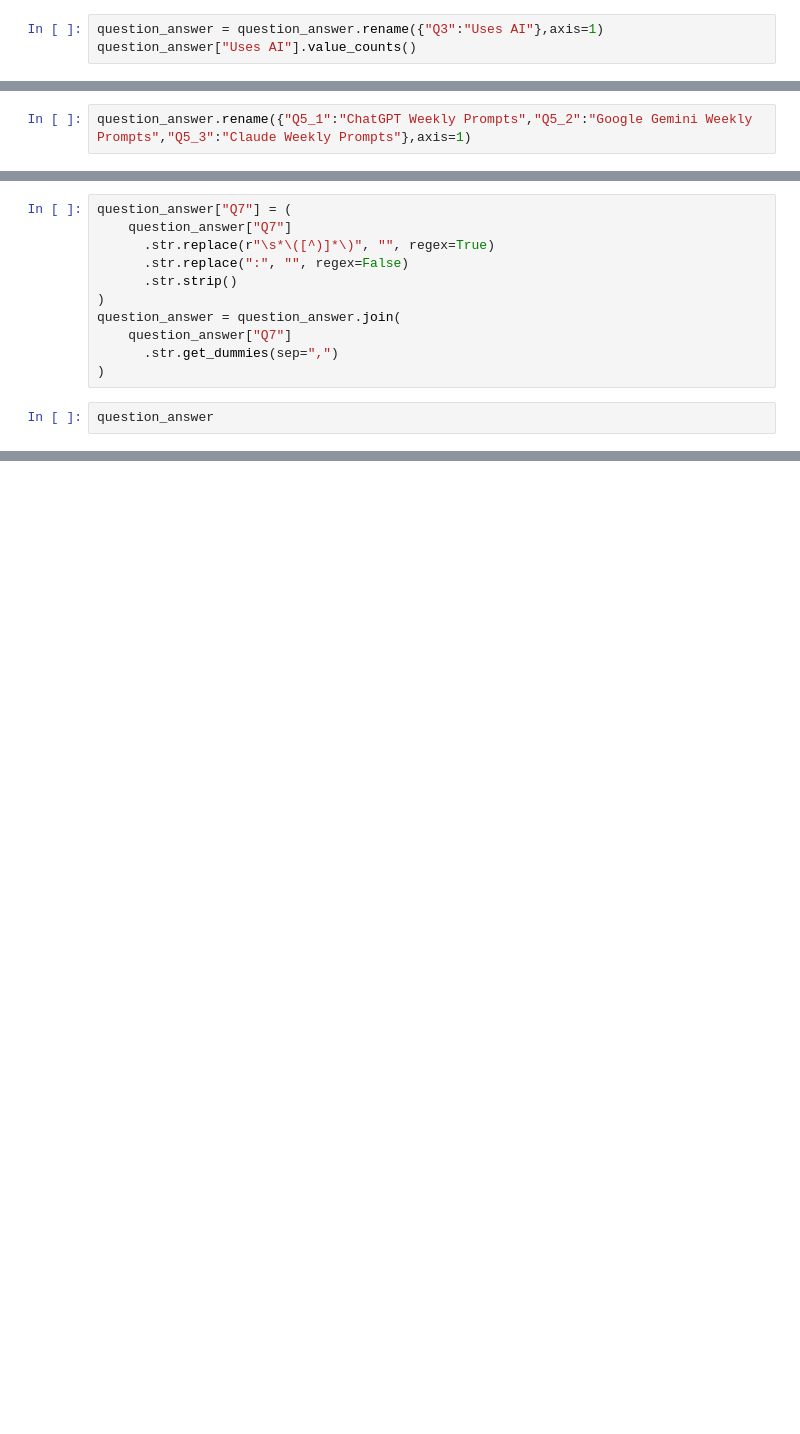
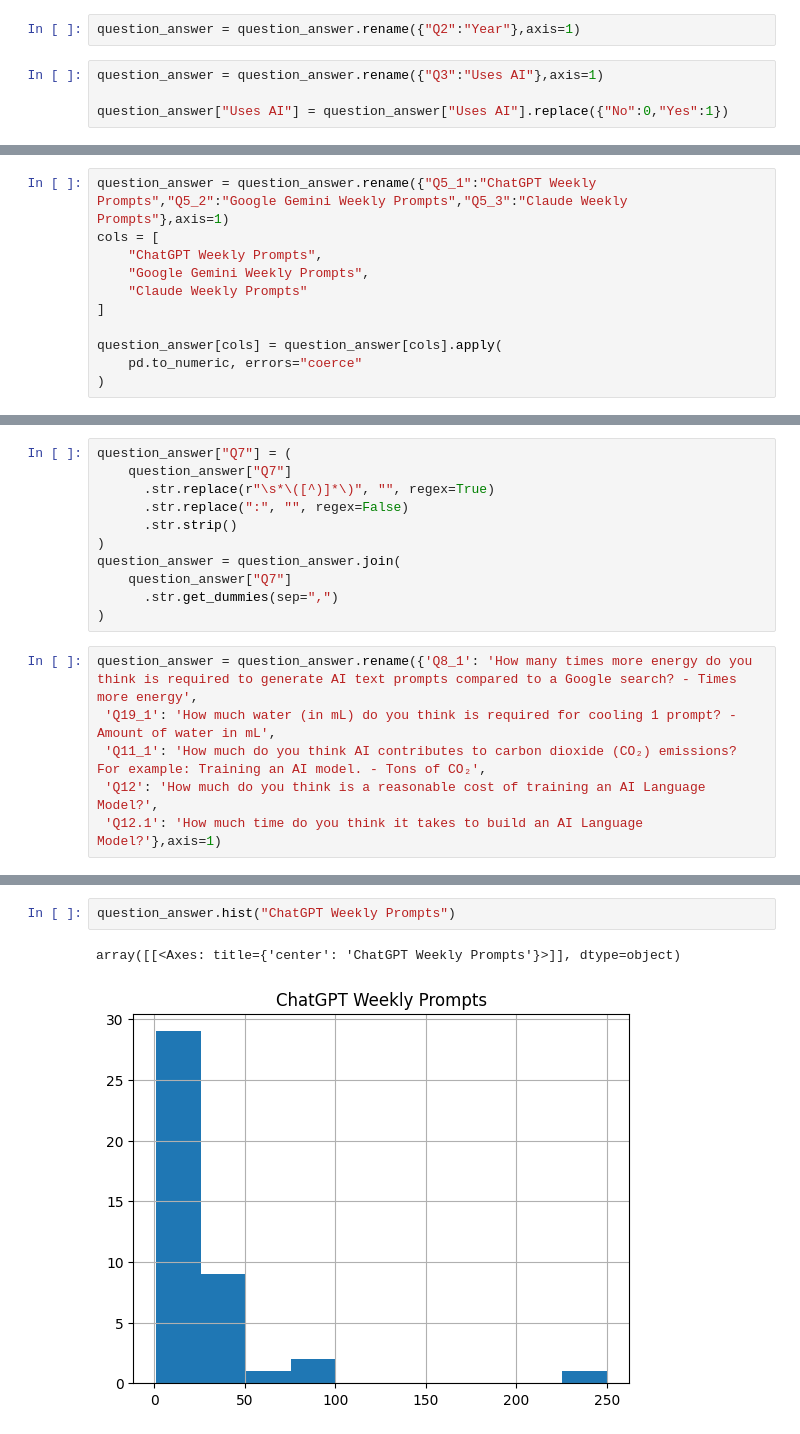
Before and after one commit to zcochran27/syn-100-project, a Jupyter notebook: syn100data_processing.ipynb, the cells around one changed output, grey strips where cells are left out. Drawn from its saved outputs; the diff is of its cells as text; blank space fills up the shorter version.

```diff
--- a/syn100data_processing.ipynb
+++ b/syn100data_processing.ipynb
@@ -69,3 +15,6 @@ Name: count, dtype: int64
+# %%
+question_answer = question_answer.rename({"Q2":"Year"},axis=1)
 # %%
 question_answer = question_answer.rename({"Q3":"Uses AI"},axis=1)
-question_answer["Uses AI"].value_counts()
+
+question_answer["Uses AI"] = question_answer["Uses AI"].replace({"No":0,"Yes":1})
@@ -80,4 +24,13 @@ question_answer = question_answer.join(
       .str.get_dummies(sep=",")
 )
 # %%
-question_answer.rename({"Q5_1":"ChatGPT Weekly Prompts","Q5_2":"Google Gemini Weekly Prompts","Q5_3":"Claude Weekly Prompts"},axis=1)
+question_answer = question_answer.rename({"Q5_1":"ChatGPT Weekly Prompts","Q5_2":"Google Gemini Weekly Prompts","Q5_3":"Claude Weekly Prompts"},axis=1)
+cols = [
+    "ChatGPT Weekly Prompts",
+    "Google Gemini Weekly Prompts",
+    "Claude Weekly Prompts"
+]
+
+question_answer[cols] = question_answer[cols].apply(
+    pd.to_numeric, errors="coerce"
+)
@@ -107,4 +46,8 @@ question_answer = question_answer.join(
       .str.get_dummies(sep=",")
 )
 # %%
-question_answer
+question_answer = question_answer.rename({'Q8_1': 'How many times more energy do you think is required to generate AI text prompts compared to a Google search? - Times more energy',
+ 'Q19_1': 'How much water (in mL) do you think is required for cooling 1 prompt? - Amount of water in mL',
+ 'Q11_1': 'How much do you think AI contributes to carbon dioxide (CO₂) emissions? For example: Training an AI model. - Tons of CO₂',
+ 'Q12': 'How much do you think is a reasonable cost of training an AI Language Model?',
+ 'Q12.1': 'How much time do you think it takes to build an AI Language Model?'},axis=1)
@@ -124,0 +155,5 @@ question_answer
+# %%
+question_answer.hist("ChatGPT Weekly Prompts")
+# %% [output]
+array([[<Axes: title={'center': 'ChatGPT Weekly Prompts'}>]], dtype=object)
+[figure, added]
```
Also changed, not shown: parts of 23 cells of this notebook, 1 other file.
